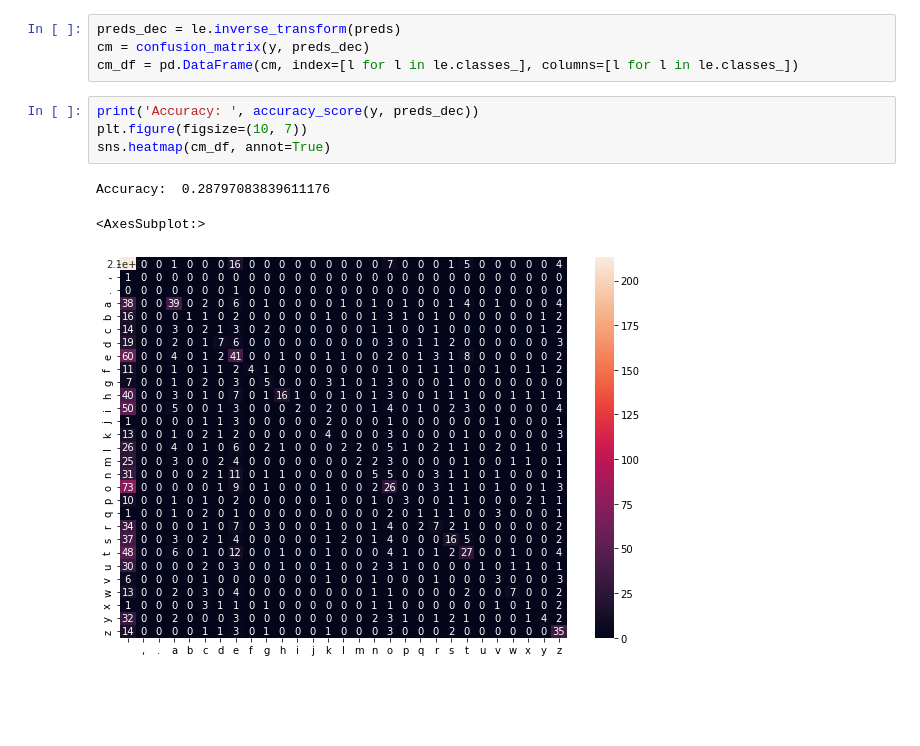
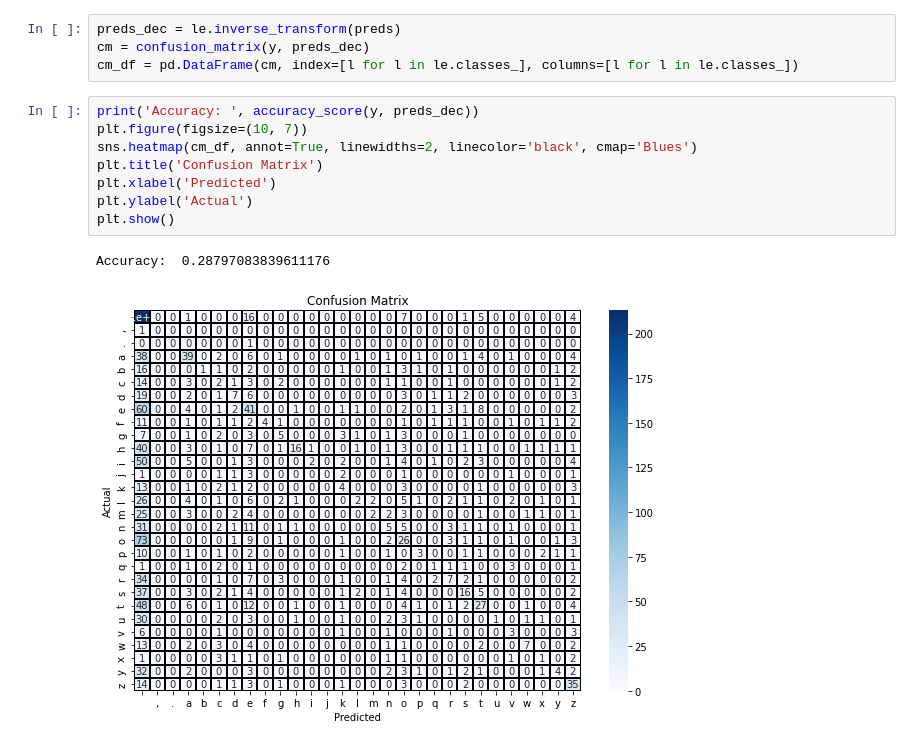
Before and after one commit to DanielRJohnson/MOBIUS, a Jupyter notebook: eval_model.ipynb, the cells around one changed output. Cells and saved outputs as stored; diff of their text form; blank space fills up the shorter version.

```diff
--- a/eval_model.ipynb
+++ b/eval_model.ipynb
@@ -41,8 +41,11 @@ cm_df = pd.DataFrame(cm, index=[l for l in le.classes_], columns=[l for l in le.
 # %%
 print('Accuracy: ', accuracy_score(y, preds_dec))
 plt.figure(figsize=(10, 7))
-sns.heatmap(cm_df, annot=True)
+sns.heatmap(cm_df, annot=True, linewidths=2, linecolor='black', cmap='Blues')
+plt.title('Confusion Matrix')
+plt.xlabel('Predicted')
+plt.ylabel('Actual')
+plt.show()
 # %% [output]
 Accuracy:  0.28797083839611176
-<AxesSubplot:>
-[figure, old version]
+[figure, new version]
```
Also changed, not shown: parts of 1 cell of this notebook.
